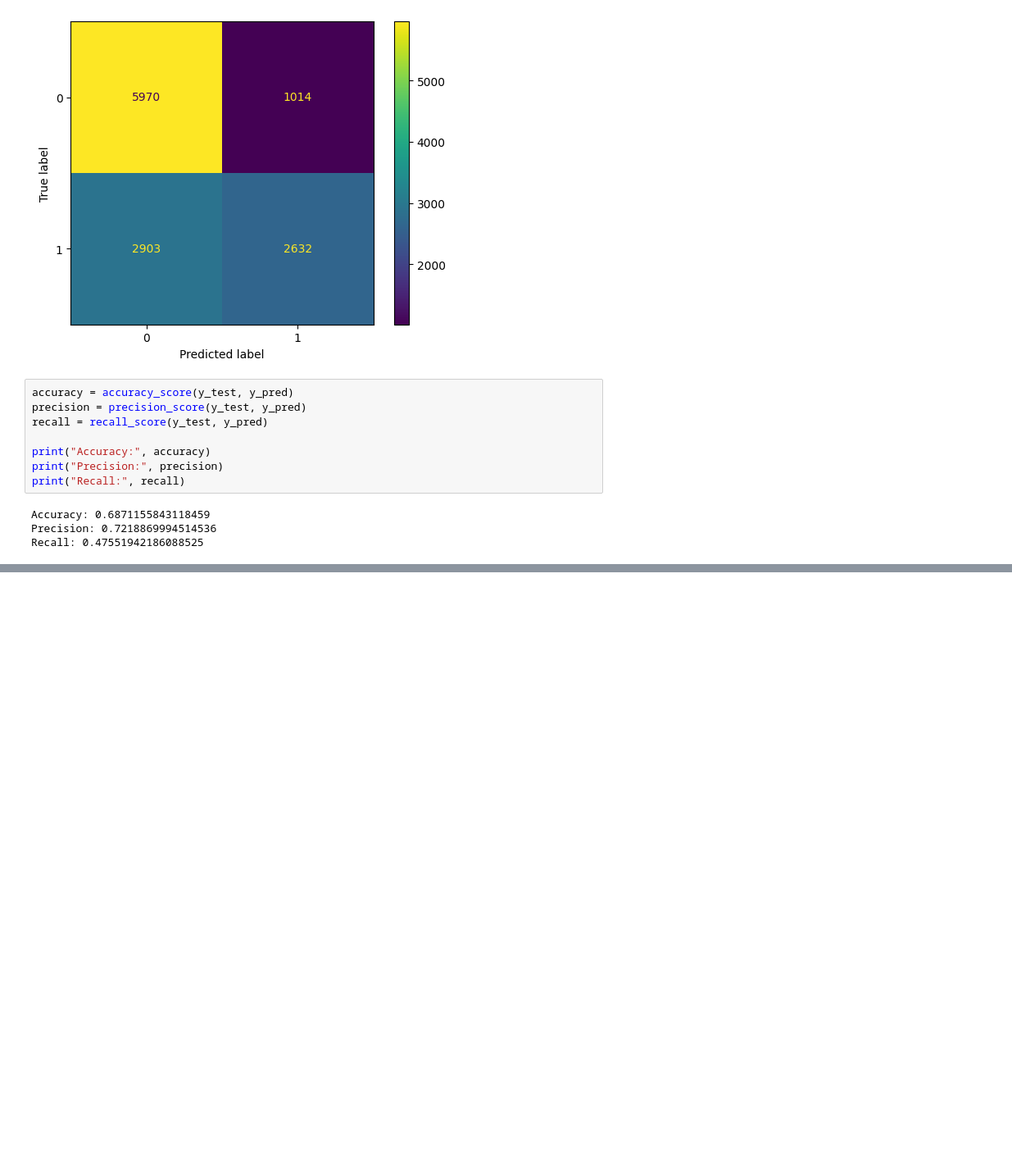
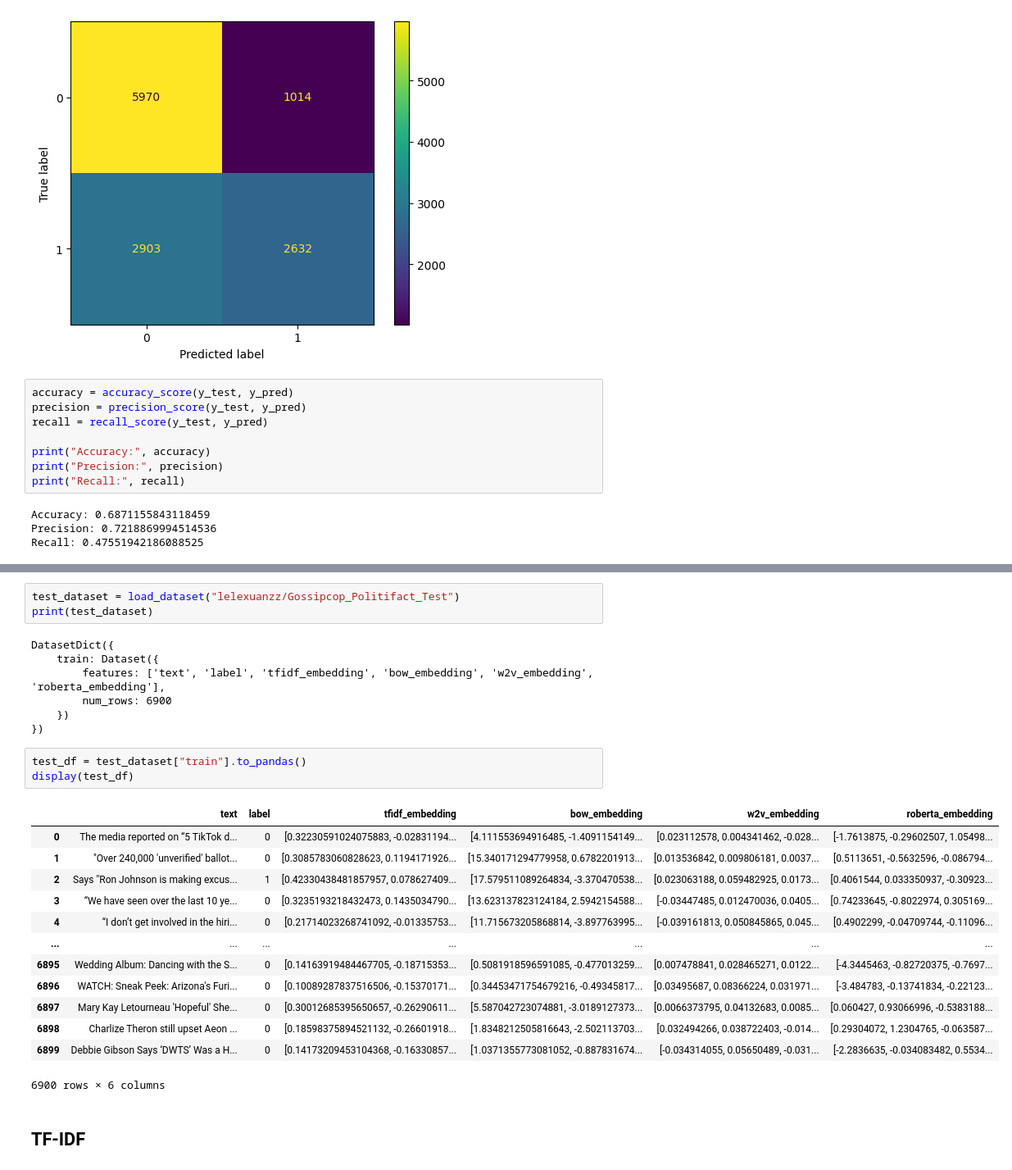
Before and after one commit to Leelexuan/WELFake_AI_Project, a Jupyter notebook: models/nb_gaussian/Gaussian_embed_iter3.ipynb, the cells around one changed output, grey strips where cells are left out. Shown: that part at 82% size. Drawn from its saved outputs; the diff is of its cells as text; blank space fills up the shorter version.

```diff
--- a/models/nb_gaussian/Gaussian_embed_iter3.ipynb
+++ b/models/nb_gaussian/Gaussian_embed_iter3.ipynb
@@ -266,0 +314,29 @@ Recall: 0.47551942186088525
+# %%
+test_dataset = load_dataset("lelexuanzz/Gossipcop_Politifact_Test")
+print(test_dataset)
+# %% [output]
+DatasetDict({
+    train: Dataset({
+        features: ['text', 'label', 'tfidf_embedding', 'bow_embedding', 'w2v_embedding', 'roberta_embedding'],
+        num_rows: 6900
+    })
+})
+# %%
+test_df = test_dataset["train"].to_pandas()
+display(test_df)
+# %% [output]
+|  | text | label | tfidf_embedding | bow_embedding | w2v_embedding | roberta_embedding |
+| 0 | The media reported on “5 TikTok d... | 0 | [0.32230591024075883, -0.02831194... | [4.111553694916485, -1.4091154149... | [0.023112578, 0.004341462, -0.028... | [-1.7613875, -0.29602507, 1.05498... |
+| 1 | "Over 240,000 'unverified' ballot... | 0 | [0.3085783060828623, 0.1194171926... | [15.340171294779958, 0.6782201913... | [0.013536842, 0.009806181, 0.0037... | [0.5113651, -0.5632596, -0.086794... |
+| 2 | Says "Ron Johnson is making excus... | 1 | [0.42330438481857957, 0.078627409... | [17.579511089264834, -3.370470538... | [0.023063188, 0.059482925, 0.0173... | [0.4061544, 0.033350937, -0.30923... |
+| 3 | “We have seen over the last 10 ye... | 0 | [0.3235193218432473, 0.1435034790... | [13.623137823124184, 2.5942154588... | [-0.03447485, 0.012470036, 0.0405... | [0.74233645, -0.8022974, 0.305169... |
+| 4 | “I don’t get involved in the hiri... | 0 | [0.21714023268741092, -0.01335753... | [11.715673205868814, -3.897763995... | [-0.039161813, 0.050845865, 0.045... | [0.4902299, -0.04709744, -0.11096... |
+| ... | ... | ... | ... | ... | ... | ... |
+| 6895 | Wedding Album: Dancing with the S... | 0 | [0.14163919484467705, -0.18715353... | [0.5081918596591085, -0.477013259... | [0.007478841, 0.028465271, 0.0122... | [-4.3445463, -0.82720375, -0.7697... |
+| 6896 | WATCH: Sneak Peek: Arizona's Furi... | 0 | [0.10089287837516506, -0.15370171... | [0.34453471754679216, -0.49345817... | [0.03495687, 0.08366224, 0.031971... | [-3.484783, -0.13741834, -0.22123... |
+| 6897 | Mary Kay Letourneau 'Hopeful' She... | 0 | [0.30012685395650657, -0.26290611... | [5.587042723074881, -3.0189127373... | [0.0066373795, 0.04132683, 0.0085... | [0.060427, 0.93066996, -0.5383188... |
+| 6898 | Charlize Theron still upset Aeon ... | 0 | [0.18598375894521132, -0.26601918... | [1.8348212505816643, -2.502113703... | [0.032494266, 0.038722403, -0.014... | [0.29304072, 1.2304765, -0.063587... |
+| 6899 | Debbie Gibson Says ‘DWTS’ Was a H... | 0 | [0.14173209453104368, -0.16330857... | [1.0371355773081052, -0.887831674... | [-0.034314055, 0.05650489, -0.031... | [-2.2836635, -0.034083482, 0.5534... |
+6900 rows × 6 columns
+# %% [markdown]
+## TF-IDF
```
Also changed, not shown: parts of 23 cells of this notebook, 5 other files.
